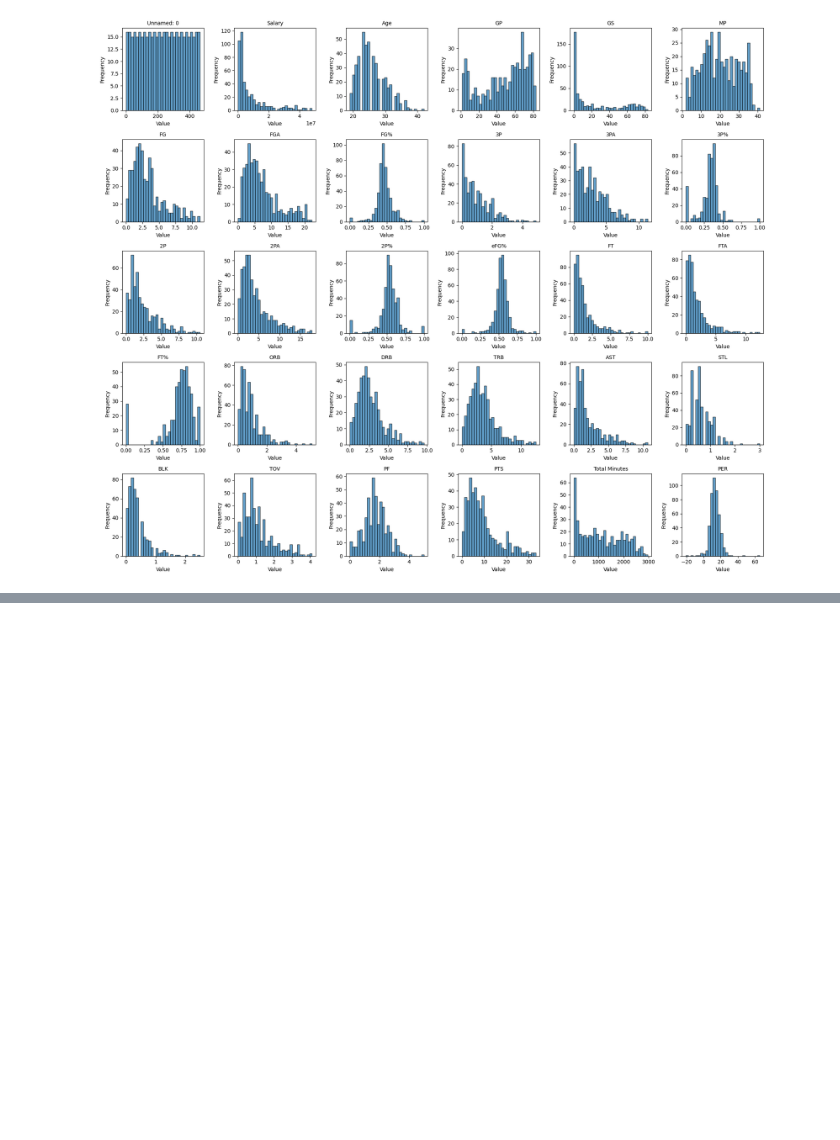
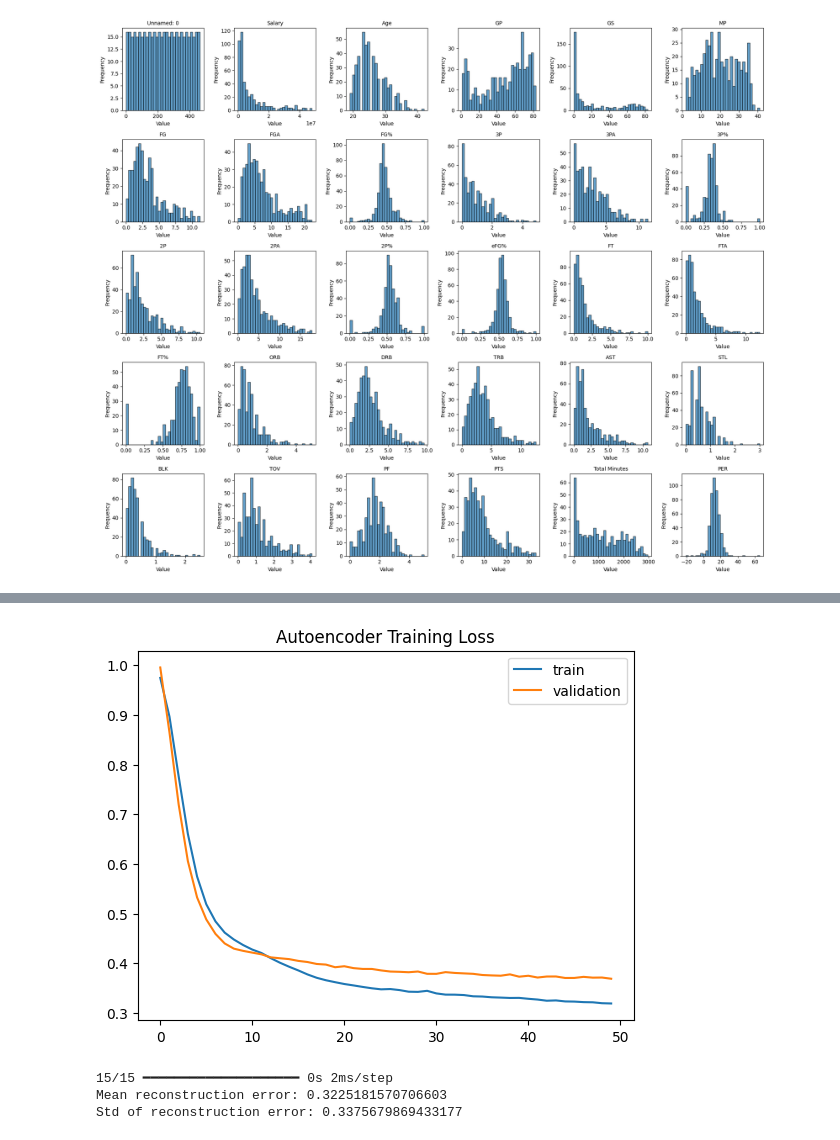
Before and after one commit to jamesofcode/nba-dimensionality-reduction, a Jupyter notebook: assignment2.ipynb, the cells around one changed output, grey strips where cells are left out. Cells and saved outputs as stored; diff of their text form; code cells hidden in the pictures; blank space fills up the shorter version.

```diff
--- a/assignment2.ipynb
+++ b/assignment2.ipynb
@@ -177,0 +281,22 @@ plt.show()
+# %%
+plt.plot(history.history['loss'], label='train')
+plt.plot(history.history['val_loss'], label='validation')
+plt.legend()
+plt.title('Autoencoder Training Loss')
+plt.show()
+# %% [output]
+[figure, added]
+# %%
+# Get reconstructed outputs
+X_reconstructed = autoencoder.predict(xScaled)
+
+# Compute Mean Squared Error (MSE) for each sample
+reconstruction_errors = np.mean(np.square(xScaled - X_reconstructed), axis=1)
+
+# Summary statistics
+print("Mean reconstruction error:", np.mean(reconstruction_errors))
+print("Std of reconstruction error:", np.std(reconstruction_errors))
+# %% [output]
+15/15 ━━━━━━━━━━━━━━━━━━━━ 0s 2ms/step
+Mean reconstruction error: 0.3225181570706603
+Std of reconstruction error: 0.3375679869433177
```
Also changed, not shown: parts of 13 cells of this notebook.
